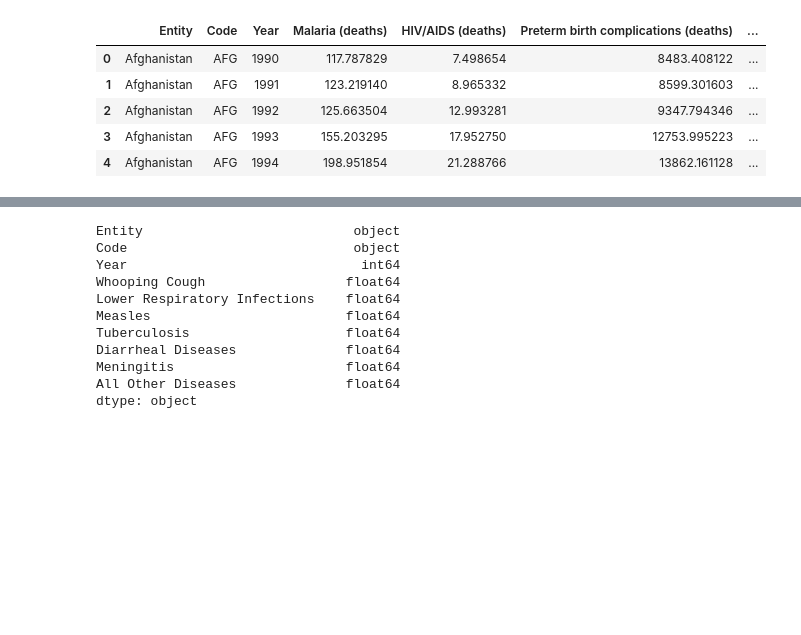
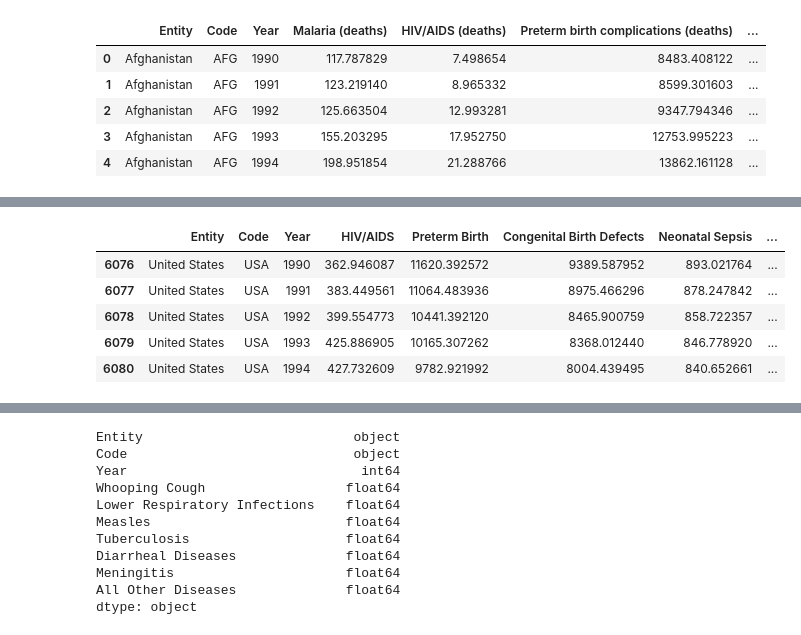
Before and after one commit to KristineYW/DS15-Unit-1-Build, a Jupyter notebook: Build_Week_1_Vis_3_4_CD.ipynb, the cells around one changed output, grey strips where cells are left out. Saved outputs shown, nothing was run; the diff lists cells and outputs as text; code cells hidden in the pictures; blank space fills up the shorter version.

```diff
--- a/Build_Week_1_Vis_3_4_CD.ipynb
+++ b/Build_Week_1_Vis_3_4_CD.ipynb
@@ -50,0 +63,13 @@ ch_d.head()
+# %%
+sum_rest = cd_rest['HIV/AIDS'] + cd_rest['Preterm Birth'] + cd_rest['Congenital Birth Defects'] + cd_rest['Neonatal Sepsis'] + cd_rest['Birth Asphyxia'] + cd_rest['Drowning'] + cd_rest['Cancers'] + cd_rest['Nutritional Deficiencies'] + cd_rest['Other Disorders']
+
+cd_rest['All'] = sum_rest
+
+cd_rest.head()
+# %% [output]
+|  | Entity | Code | Year | HIV/AIDS | Preterm Birth | Congenital Birth Defects | Neonatal Sepsis | ... |
+| 6076 | United States | USA | 1990 | 362.946087 | 11620.392572 | 9389.587952 | 893.021764 | ... |
+| 6077 | United States | USA | 1991 | 383.449561 | 11064.483936 | 8975.466296 | 878.247842 | ... |
+| 6078 | United States | USA | 1992 | 399.554773 | 10441.392120 | 8465.900759 | 858.722357 | ... |
+| 6079 | United States | USA | 1993 | 425.886905 | 10165.307262 | 8368.012440 | 846.778920 | ... |
+| 6080 | United States | USA | 1994 | 427.732609 | 9782.921992 | 8004.439495 | 840.652661 | ... |
```
Also changed, not shown: parts of 8 cells of this notebook.
